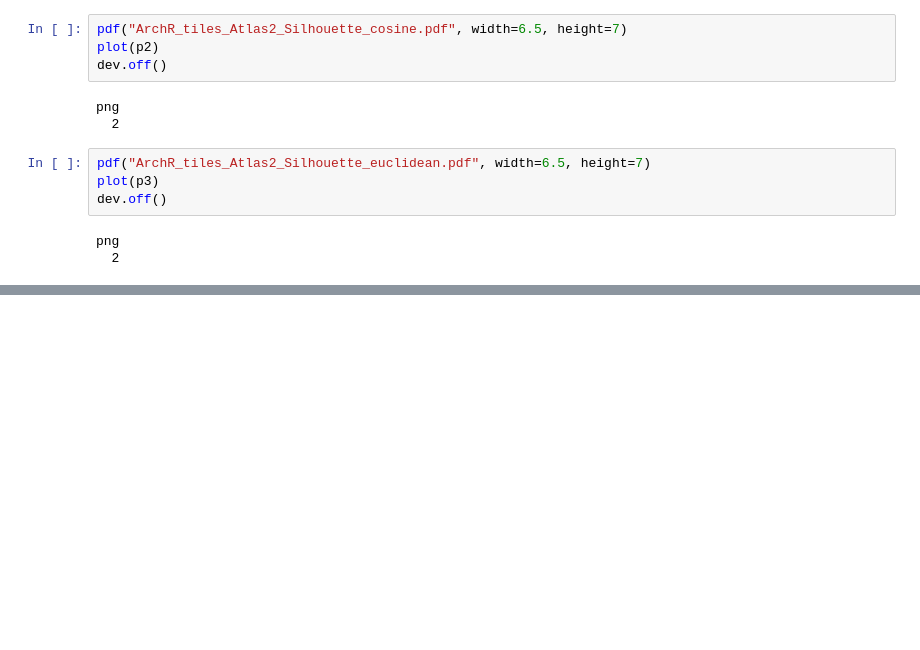
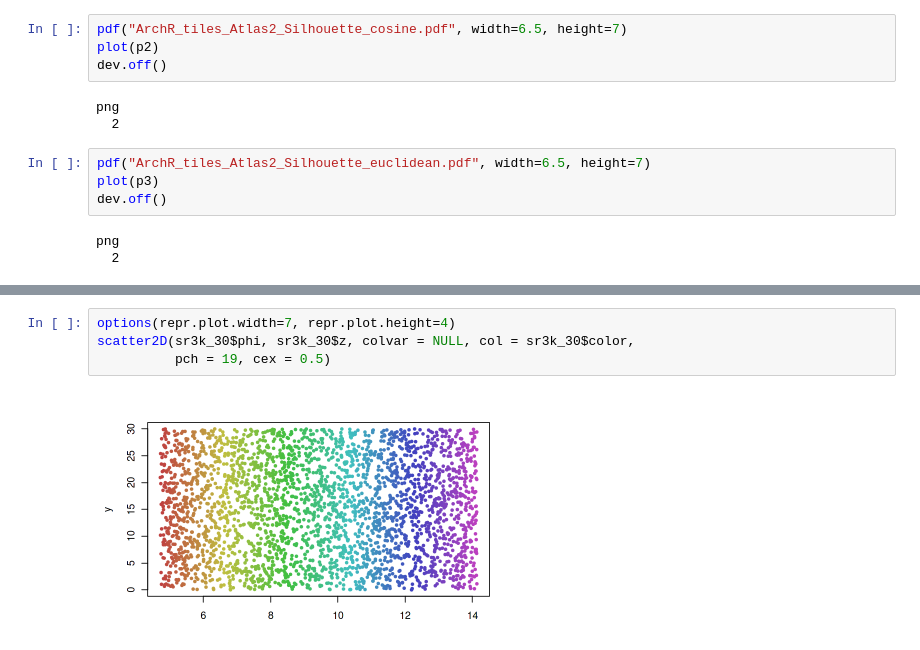
Before and after one commit to RoseYuan/metric_paper, a Jupyter notebook: Figures/silhouette_real_life_examples/silhouette_real_life_examples.ipynb, the cells around one changed output, grey strips where cells are left out. Cells and saved outputs as stored; diff of their text form; blank space fills up the shorter version.

```diff
--- a/Figures/silhouette_real_life_examples/silhouette_real_life_examples.ipynb
+++ b/Figures/silhouette_real_life_examples/silhouette_real_life_examples.ipynb
@@ -131,0 +246,6 @@ png
+# %%
+options(repr.plot.width=7, repr.plot.height=4)
+scatter2D(sr3k_30$phi, sr3k_30$z, colvar = NULL, col = sr3k_30$color,
+          pch = 19, cex = 0.5)
+# %% [output]
+[figure, added]
```
Also changed, not shown: parts of 10 cells of this notebook.
